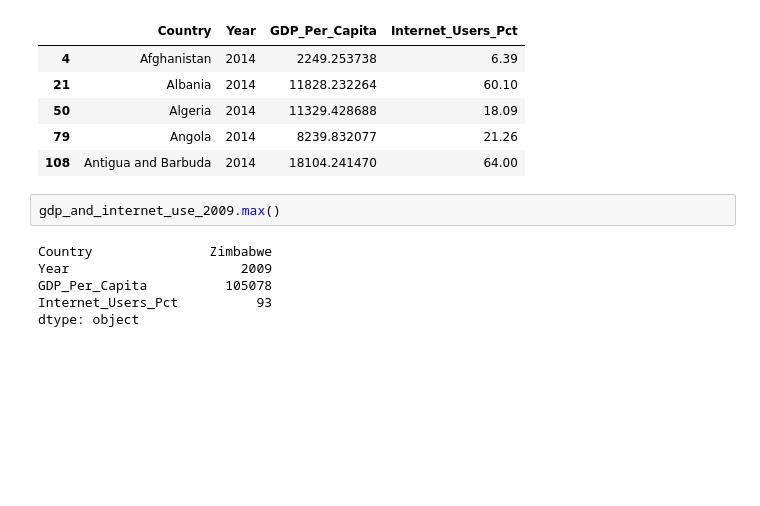
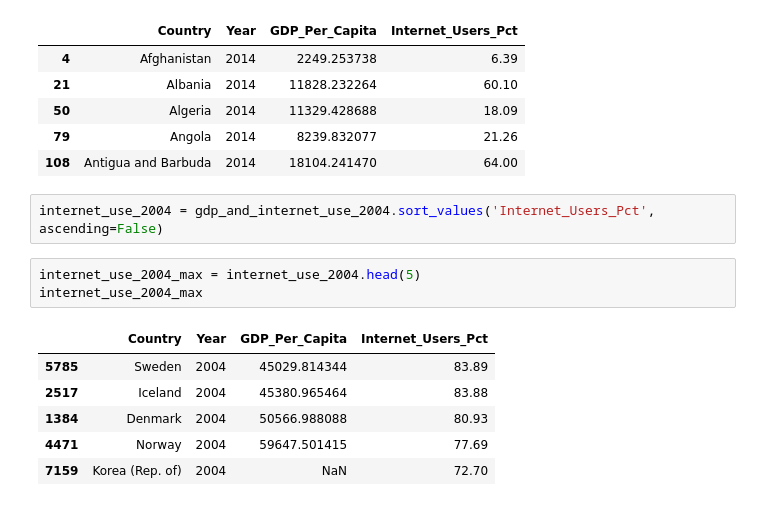
Before and after one commit to Cristian-Vargas9/gdp-and-internet-usage-Cristian-Vargas9, a Jupyter notebook: Project/GDP_Project.ipynb, the cells around one changed output. Cells and saved outputs as stored; diff of their text form; blank space fills up the shorter version.

```diff
--- a/Project/GDP_Project.ipynb
+++ b/Project/GDP_Project.ipynb
@@ -141,11 +141,15 @@ gdp_and_internet_use_2014.head()
 | 50 | Algeria | 2014 | 11329.428688 | 18.09 |
 | 79 | Angola | 2014 | 8239.832077 | 21.26 |
 | 108 | Antigua and Barbuda | 2014 | 18104.241470 | 64.00 |
-# %%
-gdp_and_internet_use_2009.max()
-# %% [output]
-Country               Zimbabwe
-Year                      2009
-GDP_Per_Capita          105078
-Internet_Users_Pct          93
-dtype: object
+# %%
+internet_use_2004 = gdp_and_internet_use_2004.sort_values('Internet_Users_Pct', ascending=False)
+# %%
+internet_use_2004_max = internet_use_2004.head(5)
+internet_use_2004_max
+# %% [output]
+|  | Country | Year | GDP_Per_Capita | Internet_Users_Pct |
+| 5785 | Sweden | 2004 | 45029.814344 | 83.89 |
+| 2517 | Iceland | 2004 | 45380.965464 | 83.88 |
+| 1384 | Denmark | 2004 | 50566.988088 | 80.93 |
+| 4471 | Norway | 2004 | 59647.501415 | 77.69 |
+| 7159 | Korea (Rep. of) | 2004 | NaN | 72.70 |
```
Also changed, not shown: parts of 10 cells of this notebook.
